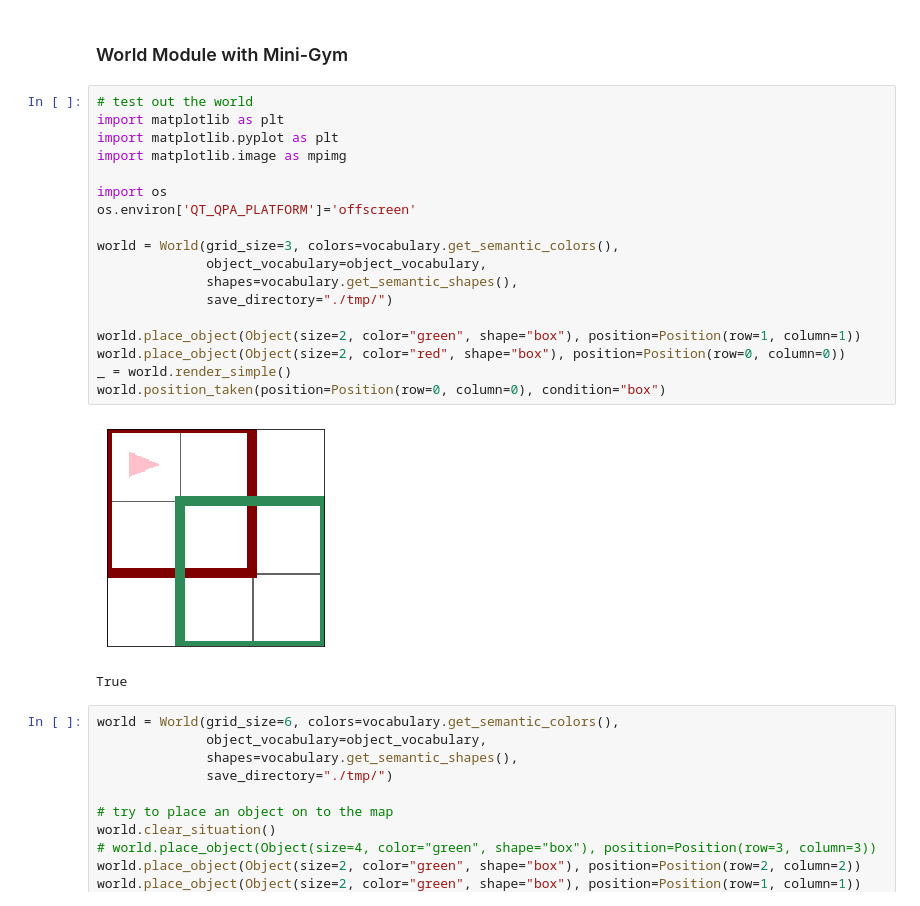
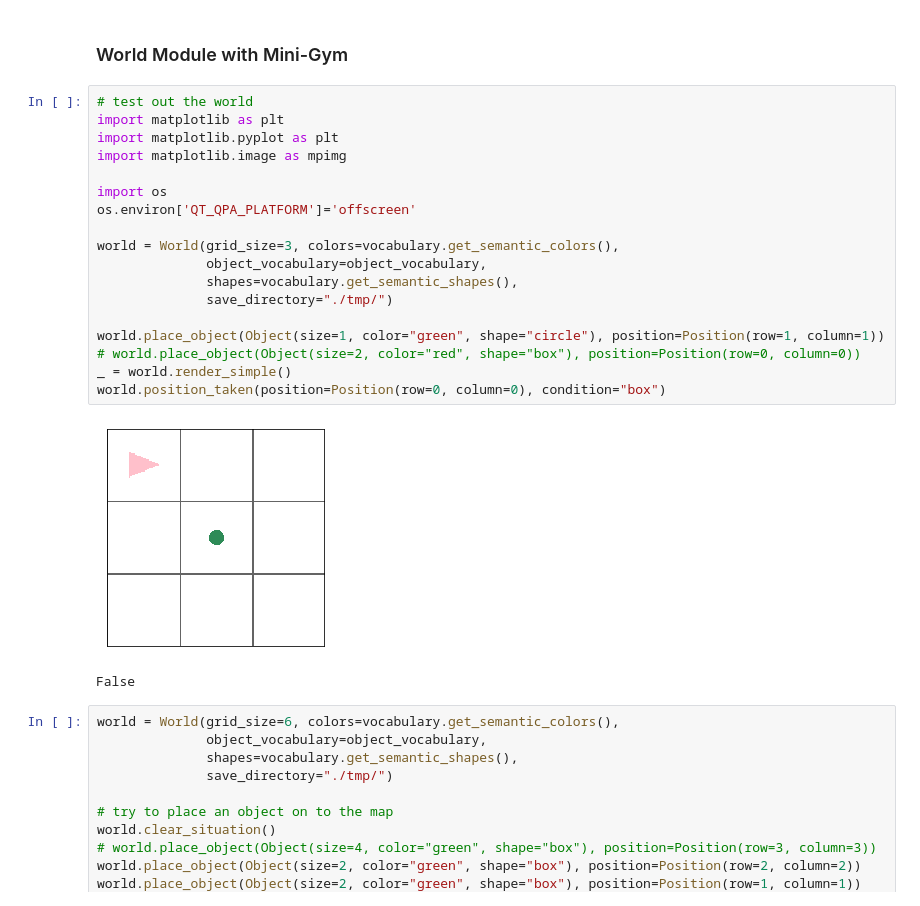
Before and after one commit to frankaging/Reason-SCAN, a Jupyter notebook: code/dataset/demo.ipynb, the cells around one changed output. Drawn from its saved outputs; the diff is of its cells as text.

```diff
--- a/code/dataset/demo.ipynb
+++ b/code/dataset/demo.ipynb
@@ -91,24 +91,24 @@ grammer = Grammer(vocabulary)
 # %%
 # test out the world
 import matplotlib as plt
 import matplotlib.pyplot as plt
 import matplotlib.image as mpimg
 
 import os
 os.environ['QT_QPA_PLATFORM']='offscreen'
 
 world = World(grid_size=3, colors=vocabulary.get_semantic_colors(),
               object_vocabulary=object_vocabulary,
               shapes=vocabulary.get_semantic_shapes(),
               save_directory="./tmp/")
 
-world.place_object(Object(size=2, color="green", shape="box"), position=Position(row=1, column=1))
-world.place_object(Object(size=2, color="red", shape="box"), position=Position(row=0, column=0))
+world.place_object(Object(size=1, color="green", shape="circle"), position=Position(row=1, column=1))
+# world.place_object(Object(size=2, color="red", shape="box"), position=Position(row=0, column=0))
 _ = world.render_simple()
 world.position_taken(position=Position(row=0, column=0), condition="box")
 # %% [output]
-[figure, old version]
+[figure, new version]
-True
+False
 # %%
 world = World(grid_size=6, colors=vocabulary.get_semantic_colors(),
               object_vocabulary=object_vocabulary,
```
Also changed, not shown: parts of 1 cell of this notebook, 9 other files.
